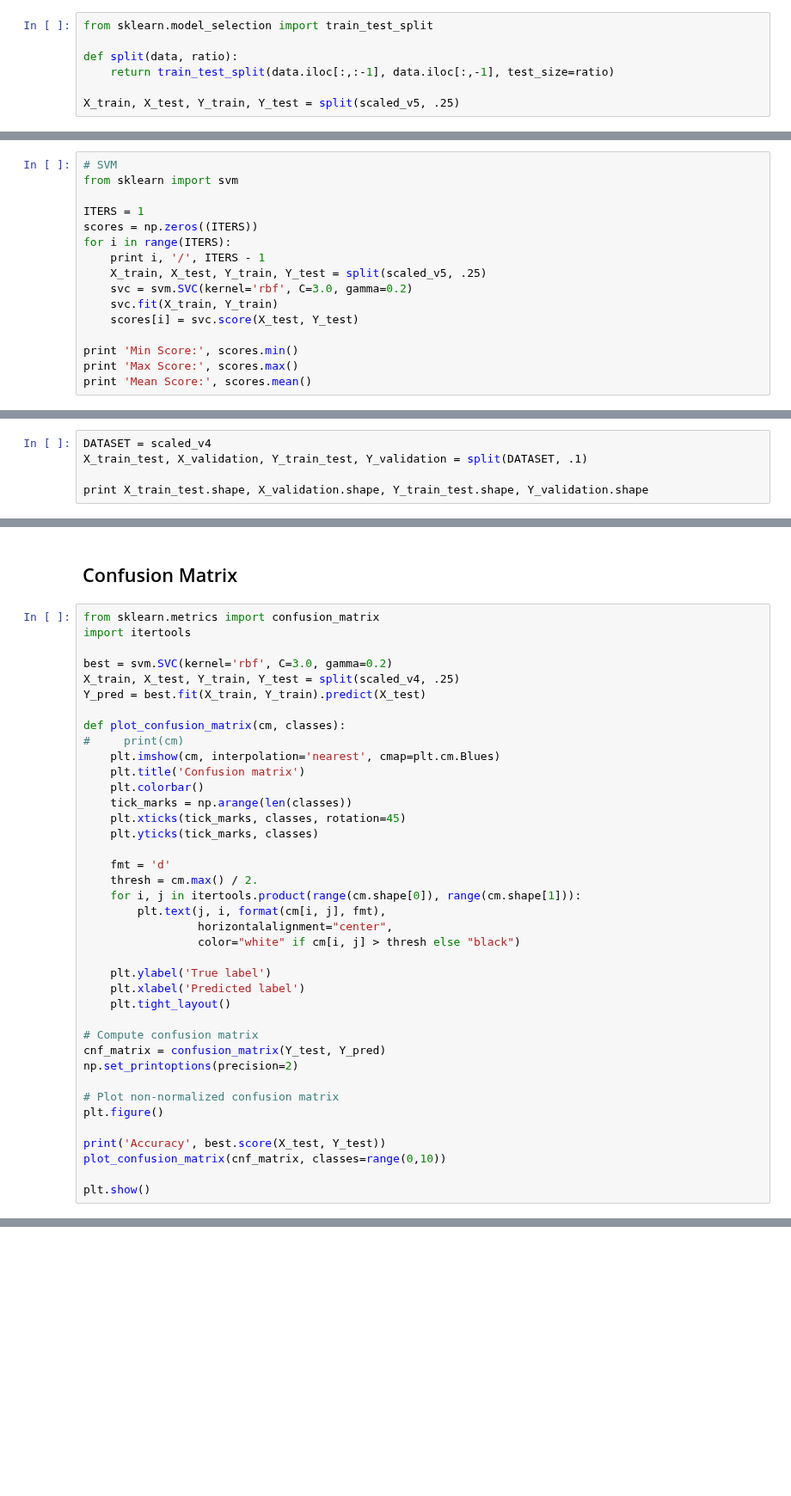
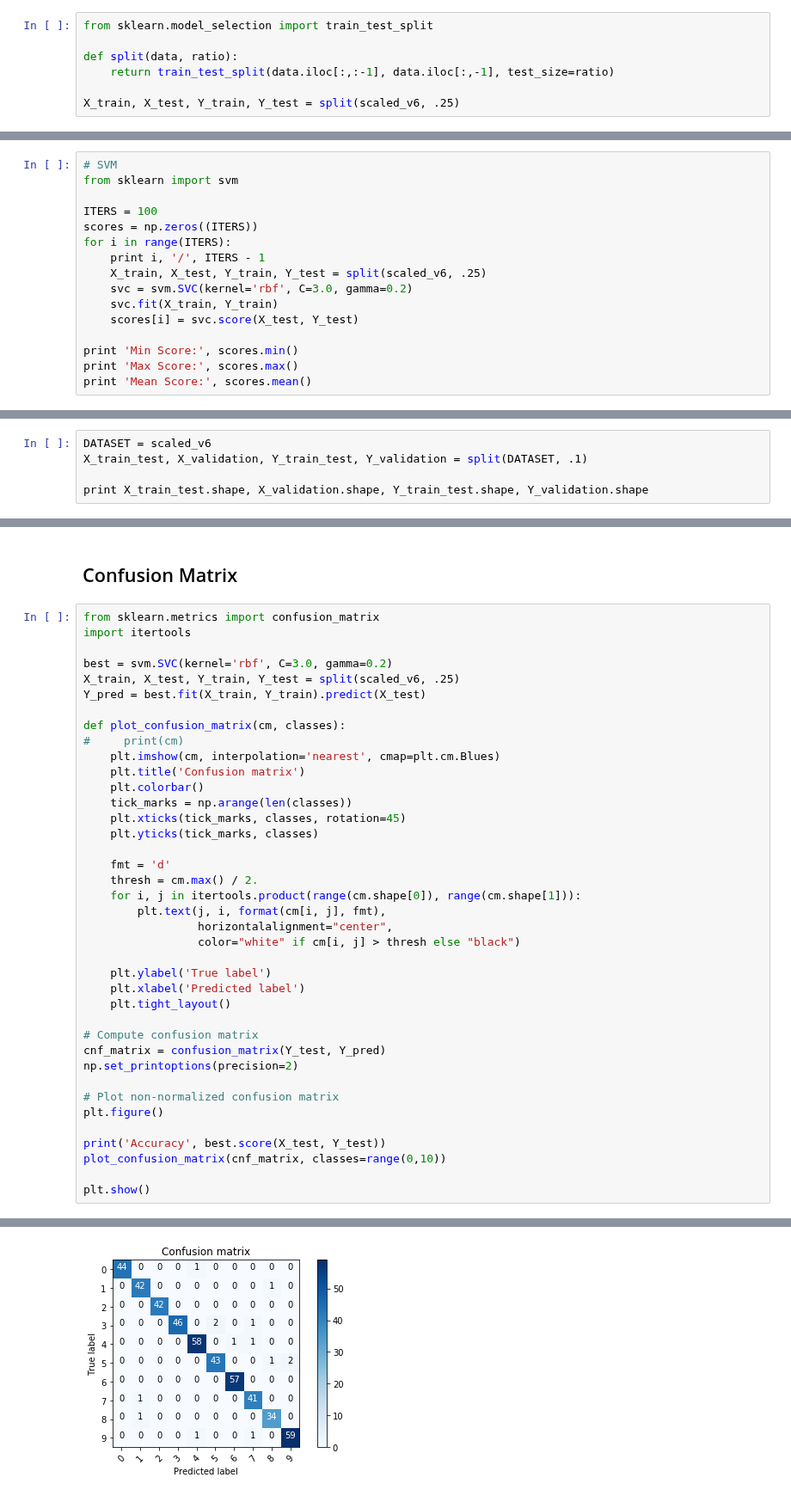
Before and after one commit to jsmienk/IML, a Jupyter notebook: notebooks/preprocessing_tryouts.ipynb, the cells around one changed output, grey strips where cells are left out. Shown at 86% size. Drawn from its saved outputs; the diff is of its cells as text; blank space fills up the shorter version.

```diff
--- a/notebooks/preprocessing_tryouts.ipynb
+++ b/notebooks/preprocessing_tryouts.ipynb
@@ -189,7 +163,7 @@ from sklearn.model_selection import train_test_split
 def split(data, ratio):
     return train_test_split(data.iloc[:,:-1], data.iloc[:,-1], test_size=ratio)
 
-X_train, X_test, Y_train, Y_test = split(scaled_v5, .25)
+X_train, X_test, Y_train, Y_test = split(scaled_v6, .25)
 # %% [markdown]
 ## Try Random Forest Classifier
 # %%
@@ -231,11 +215,11 @@ KeyboardInterrupt:
 # SVM
 from sklearn import svm
 
-ITERS = 1
+ITERS = 100
 scores = np.zeros((ITERS))
 for i in range(ITERS):
     print i, '/', ITERS - 1
-    X_train, X_test, Y_train, Y_test = split(scaled_v5, .25)
+    X_train, X_test, Y_train, Y_test = split(scaled_v6, .25)
     svc = svm.SVC(kernel='rbf', C=3.0, gamma=0.2)
     svc.fit(X_train, Y_train)
     scores[i] = svc.score(X_test, Y_test)
@@ -277,7 +274,7 @@ Options: `kernel='rbf', C=1.5, gamma=0.2`
 # %% [markdown]
 ## Validating on unseen data
 # %%
-DATASET = scaled_v4
+DATASET = scaled_v6
 X_train_test, X_validation, Y_train_test, Y_validation = split(DATASET, .1)
 
 print X_train_test.shape, X_validation.shape, Y_train_test.shape, Y_validation.shape
@@ -435,7 +488,7 @@ from sklearn.metrics import confusion_matrix
 import itertools
 
 best = svm.SVC(kernel='rbf', C=3.0, gamma=0.2)
-X_train, X_test, Y_train, Y_test = split(scaled_v4, .25)
+X_train, X_test, Y_train, Y_test = split(scaled_v6, .25)
 Y_pred = best.fit(X_train, Y_train).predict(X_test)
 
 def plot_confusion_matrix(cm, classes):
@@ -469,3 +522,4 @@ print('Accuracy', best.score(X_test, Y_test))
 plot_confusion_matrix(cnf_matrix, classes=range(0,10))
 
 plt.show()
+# %% [output]
@@ -471,0 +527 @@ plt.show()
+[figure, added]
```
Also changed, not shown: parts of 13 cells of this notebook, 3 other files.
